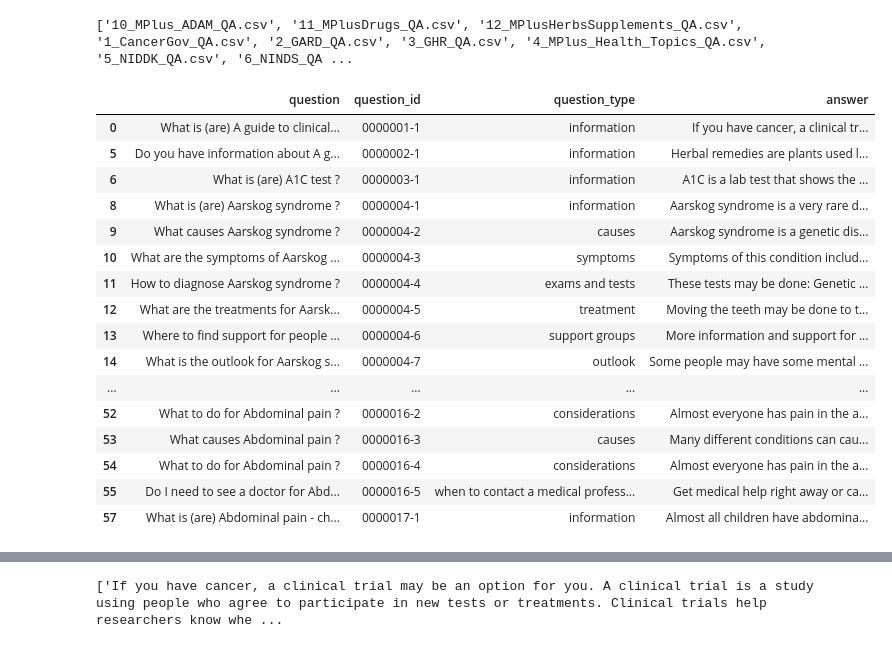
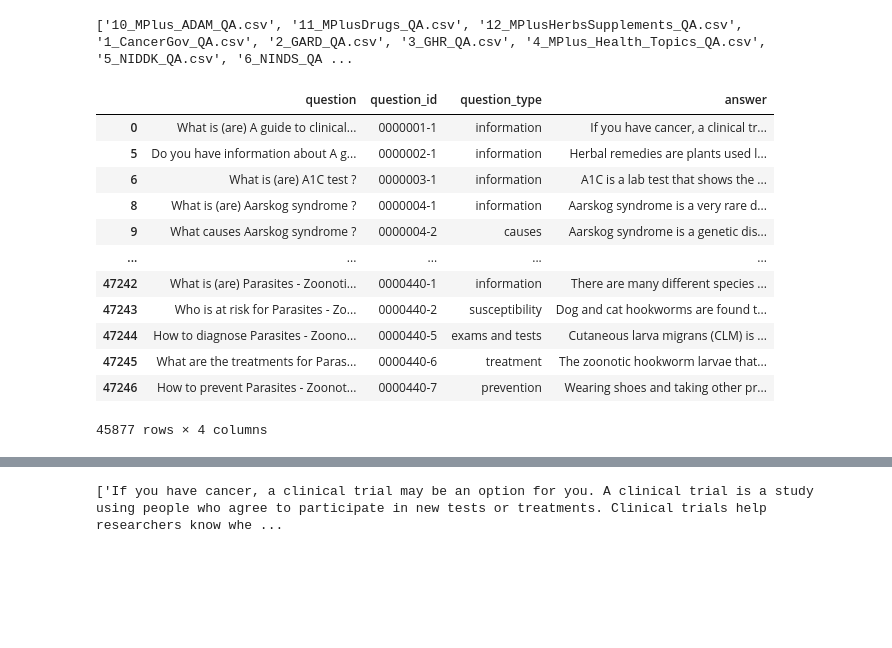
Before and after one commit to pablorocg/MedicalRAG, a Jupyter notebook: EDA.ipynb, the cells around one changed output, grey strips where cells are left out. Drawn from its saved outputs; the diff is of its cells as text; code cells hidden in the pictures; blank space fills up the shorter version.

```diff
--- a/EDA.ipynb
+++ b/EDA.ipynb
@@ -18,28 +18,24 @@ for idx, file in enumerate(files):
 # %%
 # Quedarse con las filas sin nan
 df = df.dropna()
 # Quedarse con las 300 primeras filas
-df = df.head(50)
+# df = df.head(50)
 
 df
 # %% [output]
 |  | question | question_id | question_type | answer |
 | 0 | What is (are) A guide to clinical... | 0000001-1 | information | If you have cancer, a clinical tr... |
 | 5 | Do you have information about A g... | 0000002-1 | information | Herbal remedies are plants used l... |
 | 6 | What is (are) A1C test ? | 0000003-1 | information | A1C is a lab test that shows the ... |
 | 8 | What is (are) Aarskog syndrome ? | 0000004-1 | information | Aarskog syndrome is a very rare d... |
 | 9 | What causes Aarskog syndrome ? | 0000004-2 | causes | Aarskog syndrome is a genetic dis... |
-| 10 | What are the symptoms of Aarskog ... | 0000004-3 | symptoms | Symptoms of this condition includ... |
-| 11 | How to diagnose Aarskog syndrome ? | 0000004-4 | exams and tests | These tests may be done: Genetic ... |
-| 12 | What are the treatments for Aarsk... | 0000004-5 | treatment | Moving the teeth may be done to t... |
-| 13 | Where to find support for people ... | 0000004-6 | support groups | More information and support for ... |
-| 14 | What is the outlook for Aarskog s... | 0000004-7 | outlook | Some people may have some mental ... |
 | ... | ... | ... | ... | ... |
-| 52 | What to do for Abdominal pain ? | 0000016-2 | considerations | Almost everyone has pain in the a... |
-| 53 | What causes Abdominal pain ? | 0000016-3 | causes | Many different conditions can cau... |
-| 54 | What to do for Abdominal pain ? | 0000016-4 | considerations | Almost everyone has pain in the a... |
-| 55 | Do I need to see a doctor for Abd... | 0000016-5 | when to contact a medical profess... | Get medical help right away or ca... |
-| 57 | What is (are) Abdominal pain - ch... | 0000017-1 | information | Almost all children have abdomina... |
+| 47242 | What is (are) Parasites - Zoonoti... | 0000440-1 | information | There are many different species ... |
+| 47243 | Who is at risk for Parasites - Zo... | 0000440-2 | susceptibility | Dog and cat hookworms are found t... |
+| 47244 | How to diagnose Parasites - Zoono... | 0000440-5 | exams and tests | Cutaneous larva migrans (CLM) is ... |
+| 47245 | What are the treatments for Paras... | 0000440-6 | treatment | The zoonotic hookworm larvae that... |
+| 47246 | How to prevent Parasites - Zoonot... | 0000440-7 | prevention | Wearing shoes and taking other pr... |
+45877 rows × 4 columns
 # %%
 # Mostrar histograma de question_type para ver cuantos tipos de preguntas hay con etiquetas verticales
 
```
Also changed, not shown: parts of 1 cell of this notebook, 3 other files.
